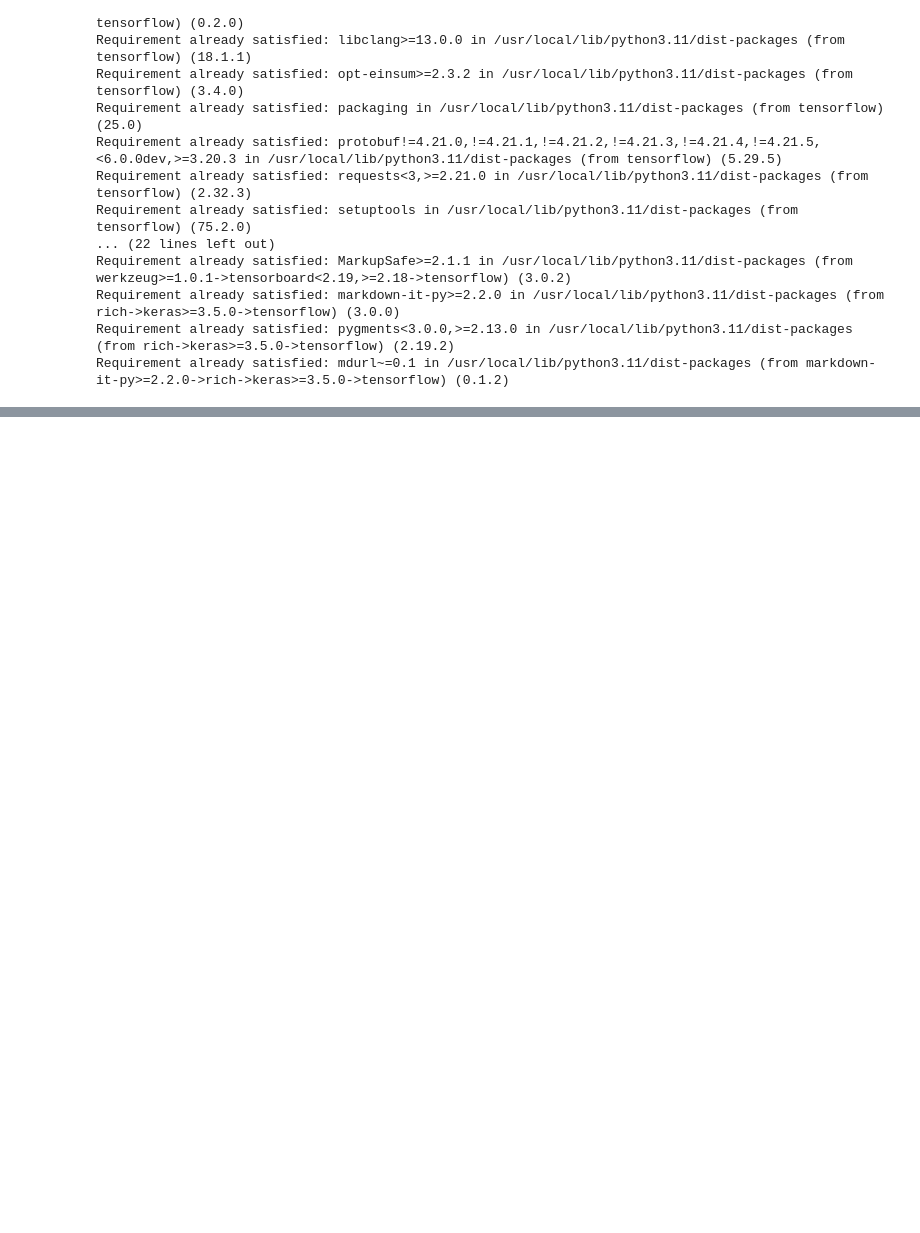
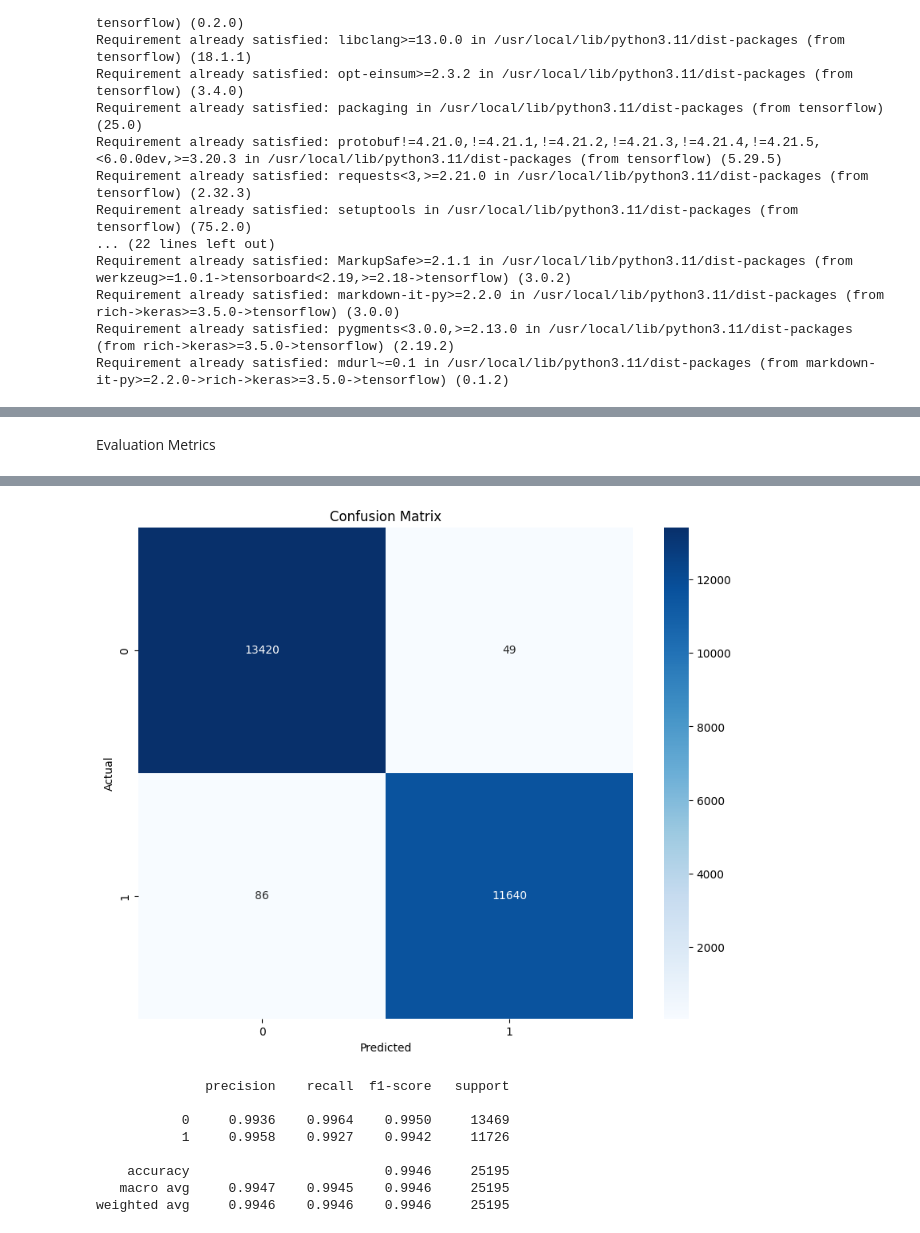
Before and after one commit to Jevaan21/intrusion-detection-dl, a Jupyter notebook: intrusion_detection.ipynb, the cells around one changed output, grey strips where cells are left out. Cells and saved outputs as stored; diff of their text form; code cells hidden in the pictures; blank space fills up the shorter version.

```diff
--- a/intrusion_detection.ipynb
+++ b/intrusion_detection.ipynb
@@ -242,0 +107,4 @@ print(f"✅ Achieved F1 = {f1:.2f}, target {'met' if f1 >= 0.90 else 'not met'}"
+# %%
+# Binary label: 0 = normal, 1 = attack
+df_encoded['label_binary'] = df_encoded['label'].apply(lambda x: 0 if x == label_encoders['label'].transform(['normal'])[0] else 1)
+y = df_encoded['label_binary'].values
@@ -242,0 +113,4 @@ print(f"✅ Achieved F1 = {f1:.2f}, target {'met' if f1 >= 0.90 else 'not met'}"
+# %%
+X_train, X_test, y_train, y_test = train_test_split(
+    X_scaled, y, test_size=0.2, stratify=y, random_state=42
+)
@@ -242,0 +162,8 @@ print(f"✅ Achieved F1 = {f1:.2f}, target {'met' if f1 >= 0.90 else 'not met'}"
+# %%
+model.compile(optimizer=tf.keras.optimizers.Adam(learning_rate=0.001),
+              loss='binary_crossentropy',
+              metrics=['accuracy'])
+
+
+#Summary
+model.summary()
@@ -242,0 +194,8 @@ print(f"✅ Achieved F1 = {f1:.2f}, target {'met' if f1 >= 0.90 else 'not met'}"
+# %%
+history = model.fit(
+    X_train, y_train,
+    epochs=5,             #  Reduce to 5 epochs
+    batch_size=270,       #  Increase batch size to speed up
+    validation_data=(X_test, y_test),
+    verbose=1
+)
@@ -242,0 +213,24 @@ print(f"✅ Achieved F1 = {f1:.2f}, target {'met' if f1 >= 0.90 else 'not met'}"
+# %% [markdown]
+Evaluation Metrics
+# %%
+from sklearn.metrics import confusion_matrix, classification_report
+import seaborn as sns
+import matplotlib.pyplot as plt
+
+# Predict
+y_pred_probs = model.predict(X_test)
+y_pred = (y_pred_probs > 0.5).astype("int32").flatten()
+
+
+# Confusion Matrix
+cm = confusion_matrix(y_test, y_pred)
+plt.figure(figsize=(10, 8))
+sns.heatmap(cm, annot=True, fmt='d', cmap='Blues')
+plt.title("Confusion Matrix")
+plt.xlabel("Predicted")
+plt.ylabel("Actual")
+plt.show()
+
+# Classification Report
+print(classification_report(y_test, y_pred, digits=4))
+# %% [output]
@@ -242,0 +238,9 @@ print(f"✅ Achieved F1 = {f1:.2f}, target {'met' if f1 >= 0.90 else 'not met'}"
+[figure, added]
+              precision    recall  f1-score   support
+
+           0     0.9936    0.9964    0.9950     13469
+           1     0.9958    0.9927    0.9942     11726
+
+    accuracy                         0.9946     25195
+   macro avg     0.9947    0.9945    0.9946     25195
+weighted avg     0.9946    0.9946    0.9946     25195
```
Also changed, not shown: parts of 54 cells of this notebook.
